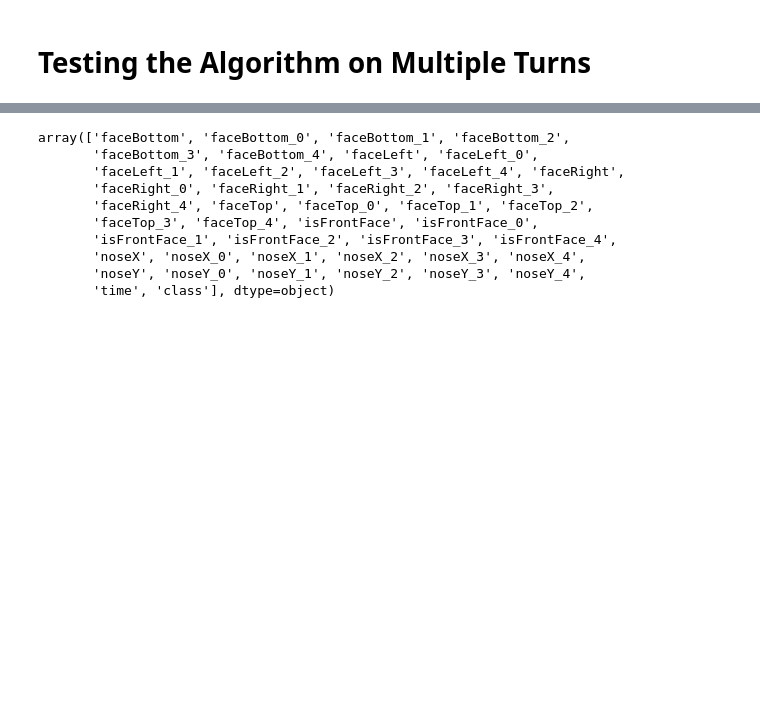
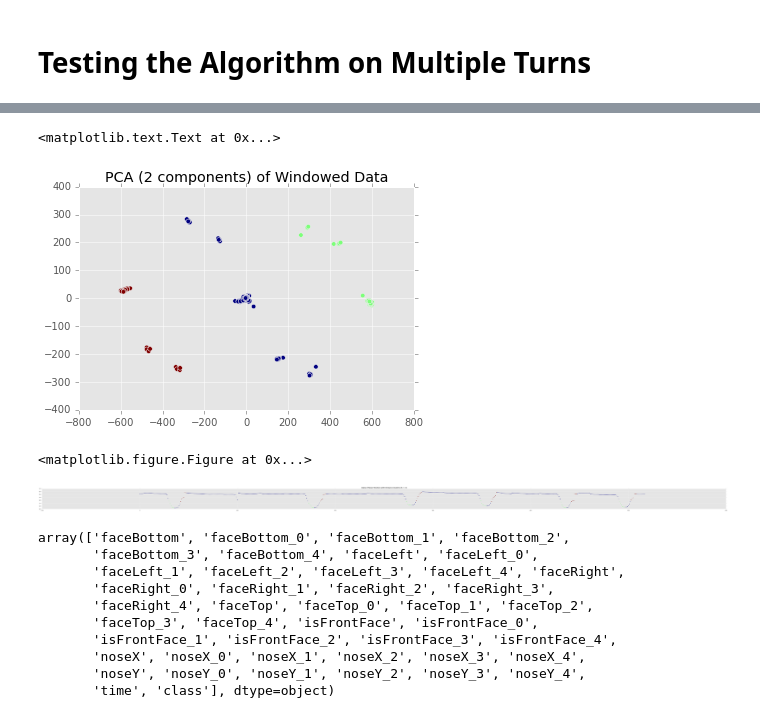
Before and after one commit to chrisngan24/fydp, a Jupyter notebook: experimental/face_modeling/feature_eng.ipynb, the cells around one changed output, grey strips where cells are left out. Cells and saved outputs as stored; diff of their text form; code cells hidden in the pictures; blank space fills up the shorter version.

```diff
--- a/experimental/face_modeling/feature_eng.ipynb
+++ b/experimental/face_modeling/feature_eng.ipynb
@@ -154,3 +123,22 @@ plt.title('Data of Nose Position with Kmeans Clusters (K = 3)')
+# %%
+
+df_dump = pd.read_csv('data/merged/look_right.csv')
+
+pca = PCA(n_components=2)
+cols = df_dump.columns.values.tolist()
+cols.remove('time')
+X = pca.fit_transform(df_dump[cols].fillna(0))
+plt.scatter(X[:,0], X[:,1],c=df_dump['class'])
+plt.title('PCA (2 components) of Windowed Data')
+plt.figure()
+plt.figure(figsize =(100,3))
+plt.scatter(df_dump.index, df_dump['noseX_raw'], c=df_dump['class'])
+plt.title('Data of Nose Position with Kmeans Clusters (K = 3)')
+# %% [output]
+<matplotlib.text.Text at 0x...>
+[figure, added]
+<matplotlib.figure.Figure at 0x...>
+[figure, added]
 # %%
 df_dump.columns.values
 # %% [output]
```
Also changed, not shown: parts of 6 cells of this notebook, 4 other files.
